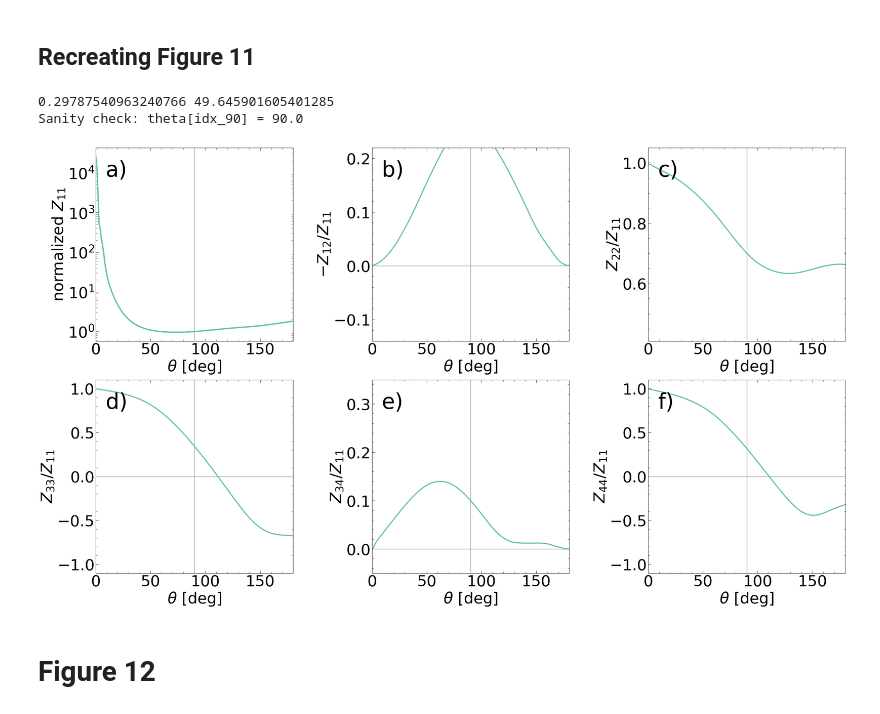
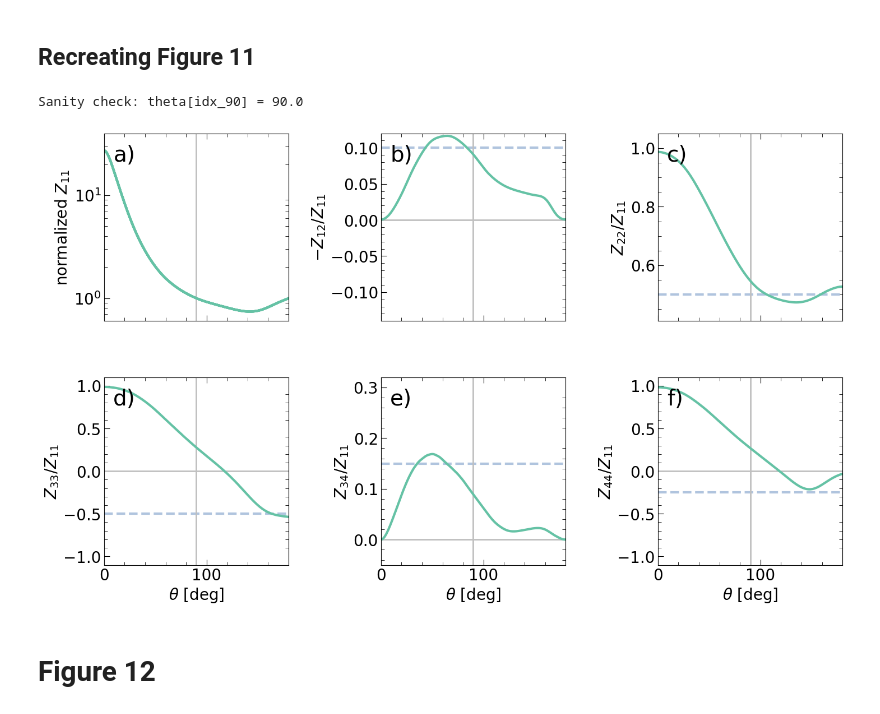
Before and after one commit to audreyburggraf/MastersThesis, a Jupyter notebook: PLOTTING C29 989/glitterin/DustModels/RecreatingLin2025Figures.ipynb, the cells around one changed output. Drawn from its saved outputs; the diff is of its cells as text; code cells hidden in the pictures.

```diff
--- a/PLOTTING C29 989/glitterin/DustModels/RecreatingLin2025Figures.ipynb
+++ b/PLOTTING C29 989/glitterin/DustModels/RecreatingLin2025Figures.ipynb
@@ -131,37 +84,18 @@ Sanity check: theta[idx_90] = 90.0
 # %% [markdown]
 ## Recreating Figure 11
-# %%
-# Size parameter is 4
-
-w_fig11 = 6.328e-5                   # Wavelength [cm]
-
-
-xmin = x_from_r(3e-6, w_fig11)
-xmax = x_from_r(5e-4, w_fig11)
-print(xmin, xmax)
-
-
-x_vol = np.geomspace(xmin, xmax, N)
-
-
-re_m = 3 + np.zeros_like(x_vol)             # Refractive index m = n + ik
-im_m = 0.03 + np.zeros_like(x_vol)            # re_m = n and im_m = k
-w_fig11 = 6.328e-5                   # Wavelength [cm]
-
-result11 = run_glitterin(x_vol, re_m, im_m, theta, w_fig11)
-
-results11 = [result11 ]
-
-fig, axes = Lin2025Figure1011(theta,results11, x_axis_labels = 'both', sharex = False, fig_style = 11,
-                            fig_size_x = 35,
-                             fig_size_y = 20,
-                             hspace = 0.2,
-                             wspace = 0.4,
-                             text_sf = 2,
-                            hlines = False)
-# %% [output]
-0.29787540963240766 49.645901605401285
-Sanity check: theta[idx_90] = 90.0
-[figure, removed]
+# %%
+mat11, mat_dist11, theta11 = RunGlitterinLabDist('hematite')
+
+
+fig, ax = Lin2025Figure1011(theta11, mat_dist11, fig_style = 11,)
+                            #                             fig_size_x = 35,
+#                              fig_size_y = 20,
+#                              hspace = 0.2,
+#                              wspace = 0.4,
+#                              text_sf = 2,
+#                             hlines = False)
+# %% [output]
+Sanity check: theta[idx_90] = 90.0
+[figure, added]
 # %% [markdown]
 # Figure 12
```
Also changed, not shown: parts of 16 cells of this notebook, 6 other files.
